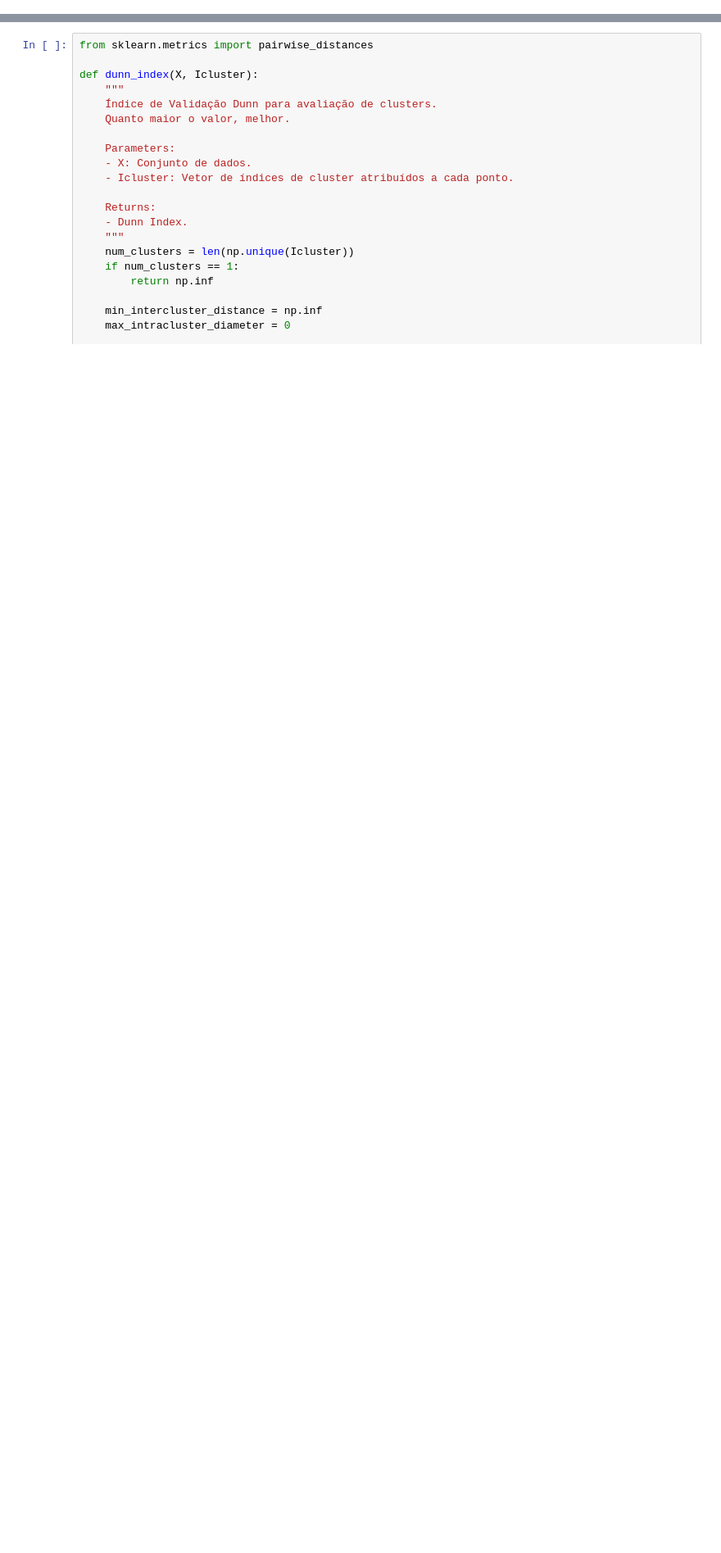
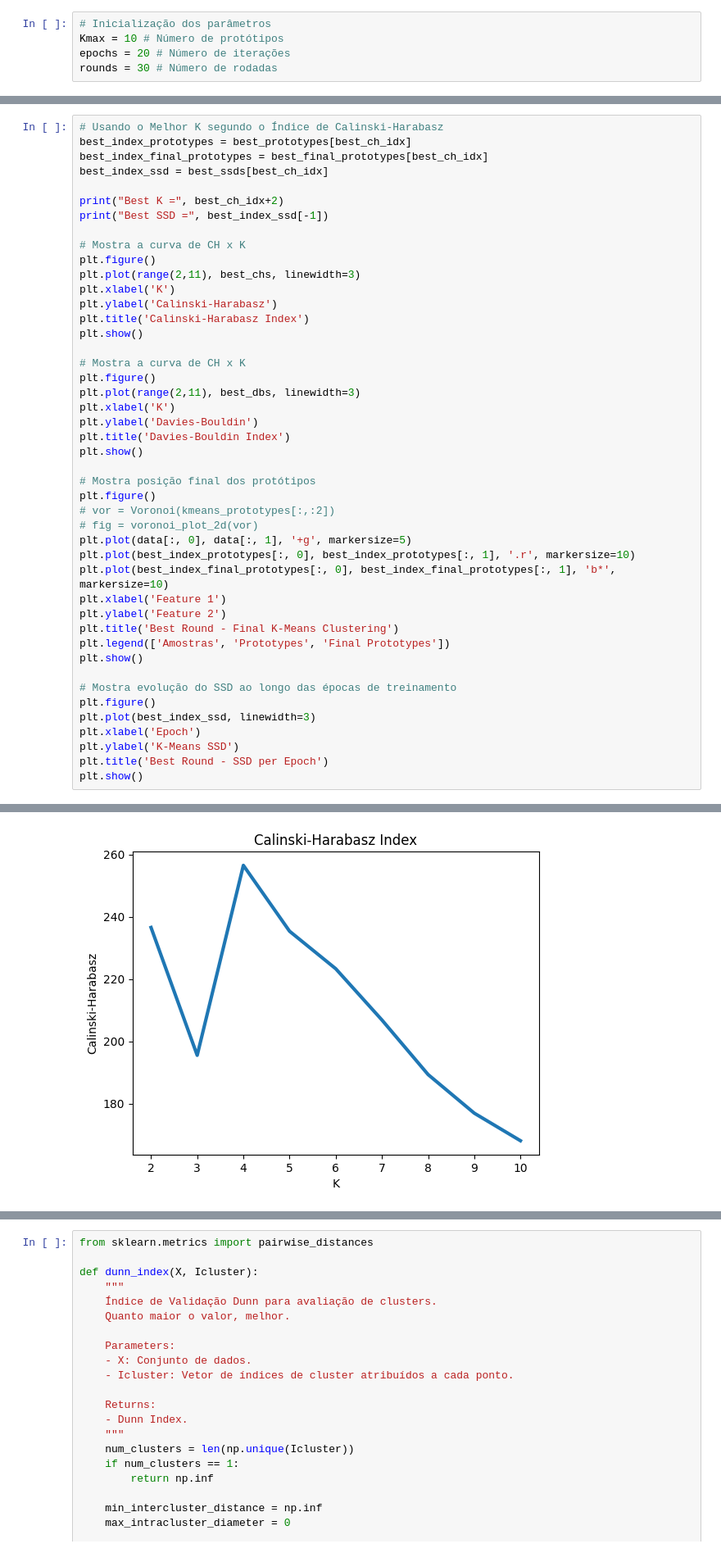
Before and after one commit to matheus-a-s/RP-TCs-2023, a Jupyter notebook: TC4/main.ipynb, the cells around one changed output, grey strips where cells are left out. Shown at 82% size. Drawn from its saved outputs; the diff is of its cells as text; blank space fills up the shorter version.

Commit message:
K-means with indexes

```diff
--- a/TC4/main.ipynb
+++ b/TC4/main.ipynb
@@ -39,0 +23,5 @@ plt.show()
+# %%
+# Inicialização dos parâmetros
+Kmax = 10 # Número de protótipos
+epochs = 20 # Número de iterações
+rounds = 30 # Número de rodadas
@@ -39,0 +93,46 @@ plt.show()
+# %%
+# Usando o Melhor K segundo o Índice de Calinski-Harabasz
+best_index_prototypes = best_prototypes[best_ch_idx]
+best_index_final_prototypes = best_final_prototypes[best_ch_idx]
+best_index_ssd = best_ssds[best_ch_idx]
+
+print("Best K =", best_ch_idx+2)
+print("Best SSD =", best_index_ssd[-1])
+
+# Mostra a curva de CH x K
+plt.figure()
+plt.plot(range(2,11), best_chs, linewidth=3)
+plt.xlabel('K')
+plt.ylabel('Calinski-Harabasz')
+plt.title('Calinski-Harabasz Index')
+plt.show()
+
+# Mostra a curva de CH x K
+plt.figure()
+plt.plot(range(2,11), best_dbs, linewidth=3)
+plt.xlabel('K')
+plt.ylabel('Davies-Bouldin')
+plt.title('Davies-Bouldin Index')
+plt.show()
+
+# Mostra posição final dos protótipos
+plt.figure()
+# vor = Voronoi(kmeans_prototypes[:,:2])
+# fig = voronoi_plot_2d(vor)
+plt.plot(data[:, 0], data[:, 1], '+g', markersize=5)
+plt.plot(best_index_prototypes[:, 0], best_index_prototypes[:, 1], '.r', markersize=10)
+plt.plot(best_index_final_prototypes[:, 0], best_index_final_prototypes[:, 1], 'b*', markersize=10)
+plt.xlabel('Feature 1')
+plt.ylabel('Feature 2')
+plt.title('Best Round - Final K-Means Clustering')
+plt.legend(['Amostras', 'Prototypes', 'Final Prototypes'])
+plt.show()
+
+# Mostra evolução do SSD ao longo das épocas de treinamento
+plt.figure()
+plt.plot(best_index_ssd, linewidth=3)
+plt.xlabel('Epoch')
+plt.ylabel('K-Means SSD')
+plt.title('Best Round - SSD per Epoch')
+plt.show()
+# %% [output]
@@ -39,0 +141 @@ plt.show()
+[figure, added]
```
Also changed, not shown: parts of 8 cells of this notebook.
